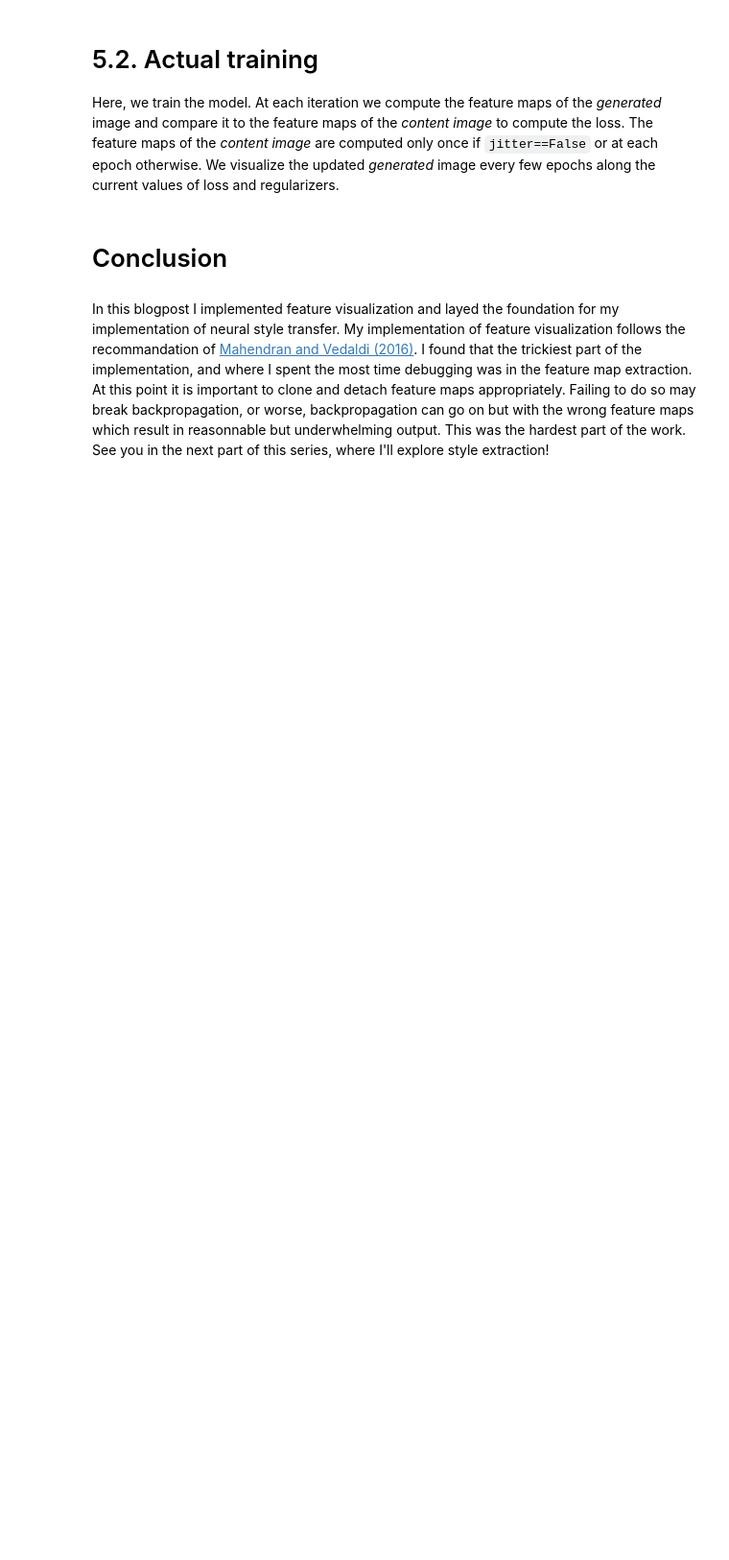
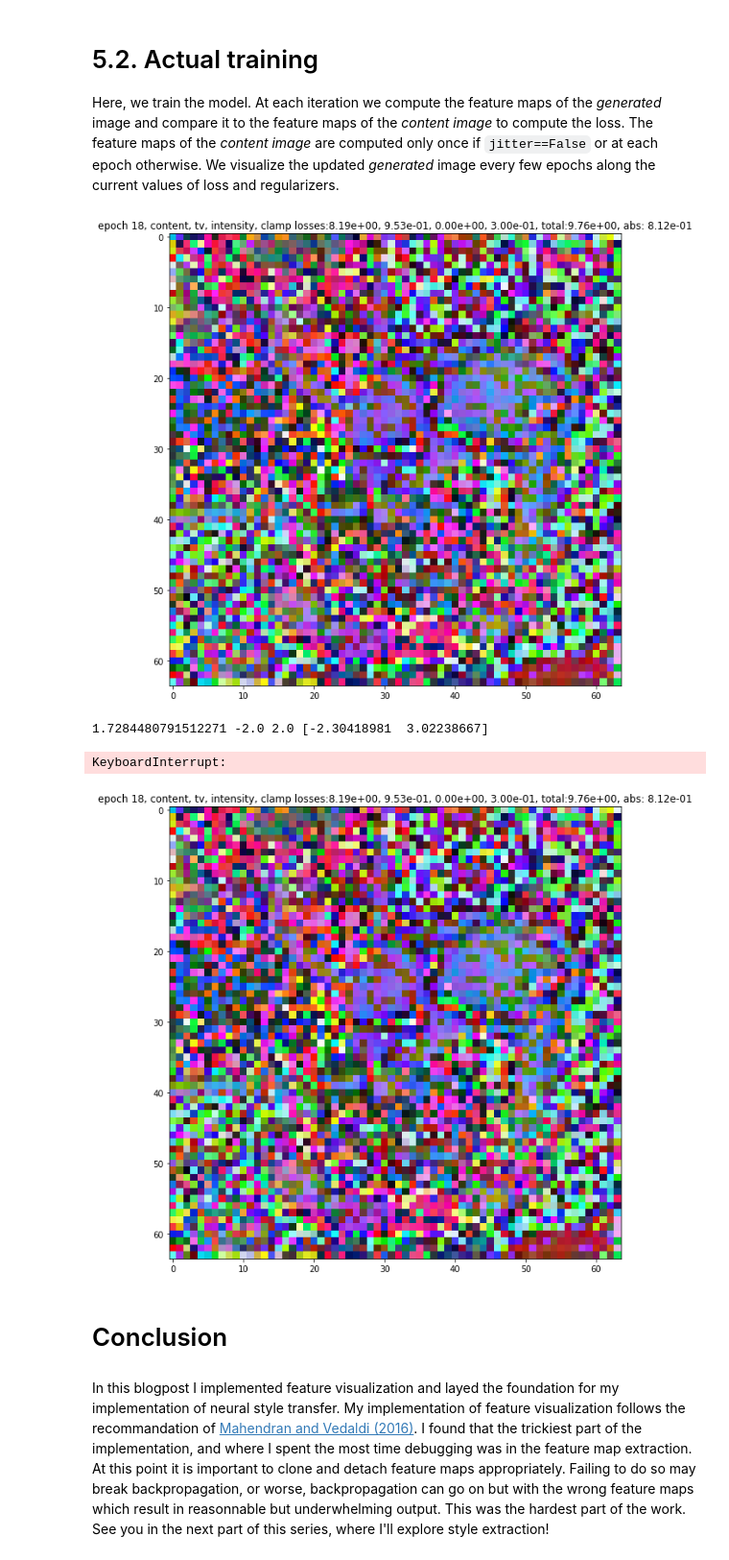
Before and after one commit to abauville/Neural_style_transfer, a Jupyter notebook: Blog01_Feature_visualization.ipynb, the cells around one changed output. Shown at 96% size. Cells and saved outputs as stored; diff of their text form; code cells hidden in the pictures; blank space fills up the shorter version.

```diff
--- a/Blog01_Feature_visualization.ipynb
+++ b/Blog01_Feature_visualization.ipynb
@@ -340,8 +368,9 @@ Here, we train the model. At each iteration we compute the feature maps of the *
 # %%
 fig, ax = plt.subplots(1,1,figsize=[10,10])
 
-if jitter == False:
-    fm_content = net(img_content(), content_layer)
+# for sanity
+if jitter_nsteps<0:
+    jitter_nsteps = 0
 
 def closure():
     optimizer.zero_grad()
@@ -353,41 +382,53 @@ def closure():
 last_loss = 1e10
 frame = 0
 for i in range(1000):
-    if jitter:
+    if i<jitter_nsteps:
         fm_content = net(img_content(jitter=True), content_layer)
+    elif i==jitter_nsteps:
+        fm_content = net(img_content(jitter=False), content_layer)
     optimizer.step(closure)
+    loss_fn.adjust_weights()
 
     if i%1==0:
         with torch.no_grad():
             plt.clf()
             plt.imshow(img_gen.postprocess())
+
             plt.title(f"epoch {i:02}, content, tv, intensity, clamp losses:" +
                       f"{loss_fn.content_weight*loss_fn.content_loss:.2e}, " +
                       f"{loss_fn.tv_weight*loss_fn.tv_loss:.2e}, " +
                       f"{loss_fn.int_weight*loss_fn.int_loss:.2e}, " +
                       f"{loss_fn.clamp_weight*loss_fn.clamp_loss:.2e}, "+
                       f"total:{loss_fn.total_loss:.2e}, abs: {torch.abs(last_loss-loss_fn.total_loss):.2e}")
 
             clear_output(wait = True)
             display(fig)
 
             # plt.savefig(f"./Output/Frame{frame:05d}")
             # frame += 1
 
-            if loss_fn.total_loss<abs_loss_limit:
+            if loss_fn.total_loss<abs_loss_limit and loss_fn.clamp_loss<1e-10:
                 clear_output(wait = True)
                 print(f'success: absolute loss limit ({abs_loss_limit:.1e}) reached')
                 break
-            if torch.abs(last_loss-loss_fn.total_loss)<rel_loss_limit:
+            if torch.abs(last_loss-loss_fn.total_loss)<rel_loss_limit and loss_fn.clamp_loss<1e-10:
                 clear_output(wait = True)
                 print(f'stopped because relative loss limit ({rel_loss_limit:.1e})  was reached')
                 break
 
             if loss_fn.total_loss.isnan():
                 print(f'stopped because loss is NaN')
                 break
 
-            last_loss = loss_fn.total_loss
+    last_loss = loss_fn.total_loss
+
+    with torch.no_grad():
+        img_gen.img.data.clamp_(0,1)
+# %% [output]
+[figure, added]
+1.7284480791512271 -2.0 2.0 [-2.30418981  3.02238667]
+KeyboardInterrupt:
+[figure, added]
 # %% [markdown]
 # Conclusion
 # %% [markdown]
```
Also changed, not shown: parts of 4 cells of this notebook, 1 other file.
